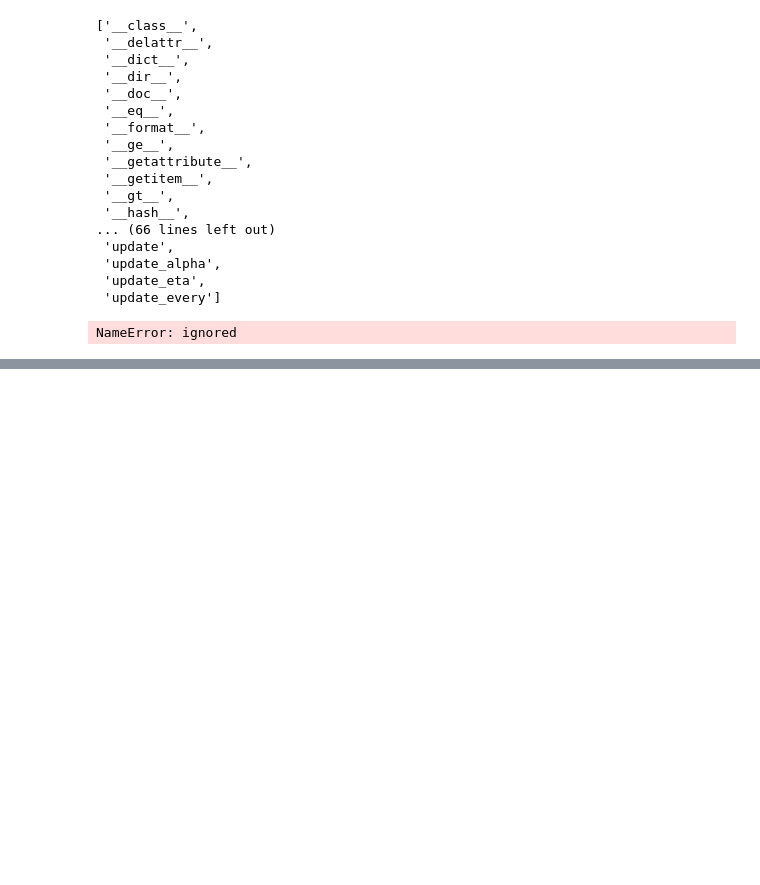
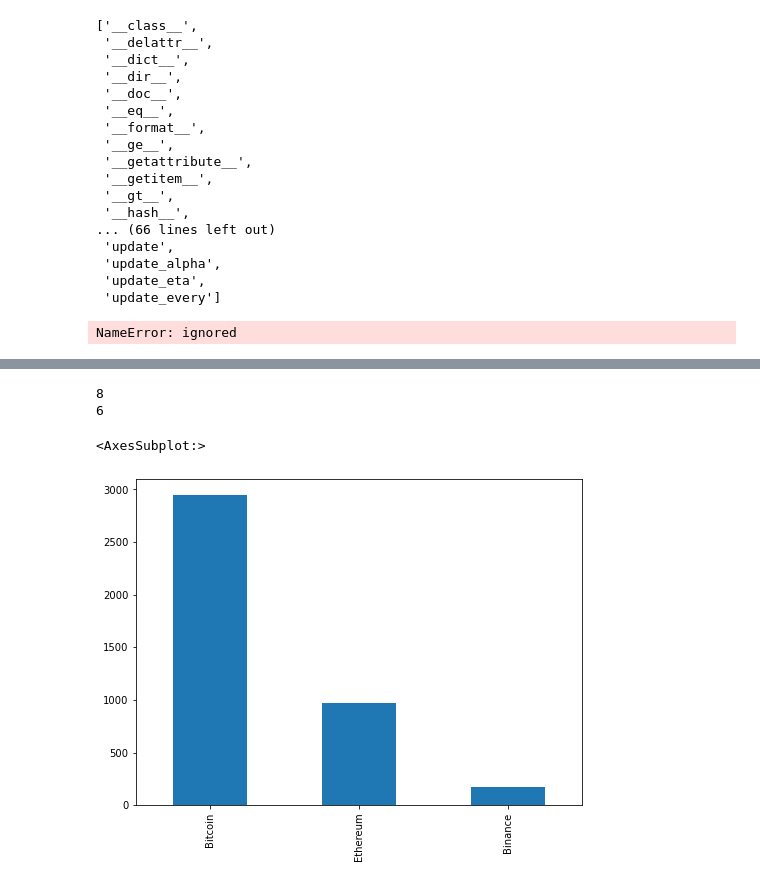
Before and after one commit to Pankaj-sk/Crypto_Influencer_Analysis, a Jupyter notebook: Topic_Modelling.ipynb, the cells around one changed output, grey strips where cells are left out. Cells and saved outputs as stored; diff of their text form; code cells hidden in the pictures; blank space fills up the shorter version.

```diff
--- a/Topic_Modelling.ipynb
+++ b/Topic_Modelling.ipynb
@@ -169,0 +232,5 @@ NameError: ignored
+# %%
+#Remove the Twitter account names of each crypto from the data.
+airline_names = ['bitcoin','binance','ethereum','btc', 'eth', 'bnb']
+
+tweets_data['tweettext'] = tweets_data['tweettext'].apply(lambda x: " ".join(x for x in x.split() if x not in airline_names))
@@ -169,0 +243,6 @@ NameError: ignored
+# %%
+#The next step is to stem the words.
+#nltk provides an easy-to-use function, PorterStemmer(), to help.
+porstem = PorterStemmer()
+
+tweets_data['tweettext'] = tweets_data['tweettext'].apply(lambda x: " ".join([porstem.stem(word) for word in x.split()]))
@@ -169,0 +298,18 @@ NameError: ignored
+# %%
+plot_size = plt.rcParams["figure.figsize"]
+print(plot_size[0])
+print(plot_size[1])
+# %% [output]
+8
+6
+# %%
+#resizing the default values of plots
+plot_size[0] = 8
+plot_size[1] = 6
+plt.rcParams["figure.figsize"] = plot_size
+# %%
+#create the plot
+tweets_data.Topic_Coin.value_counts().plot(kind='bar')
+# %% [output]
+<AxesSubplot:>
+[figure, added]
```
Also changed, not shown: parts of 41 cells of this notebook.
